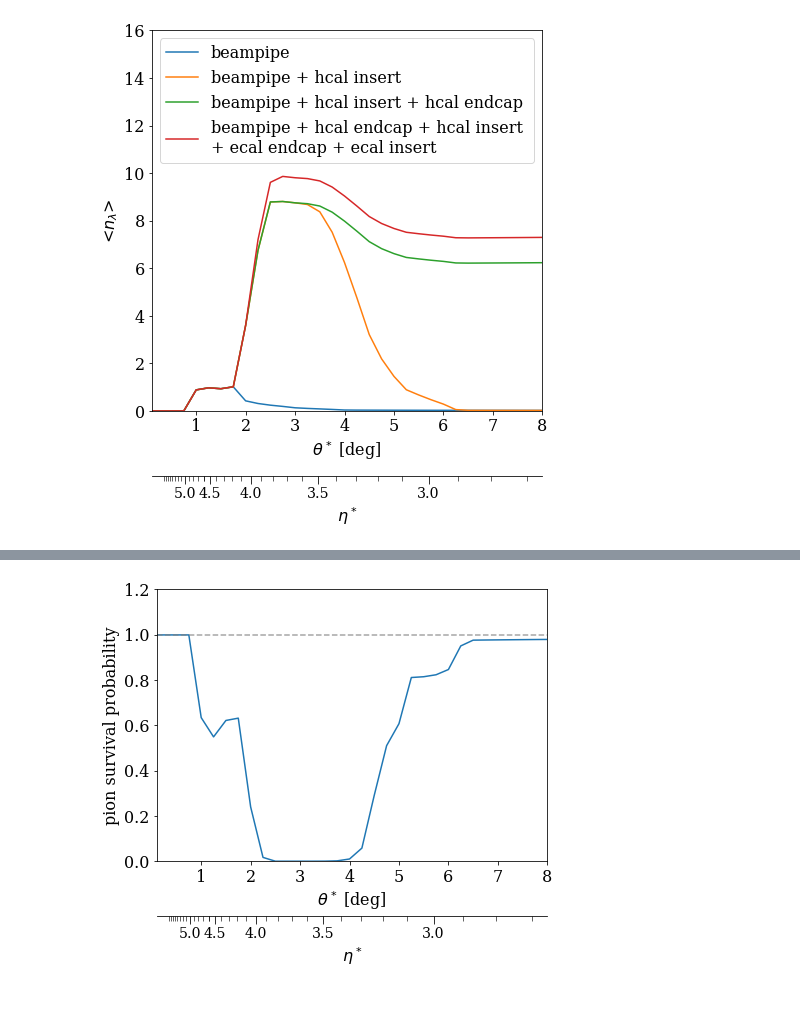
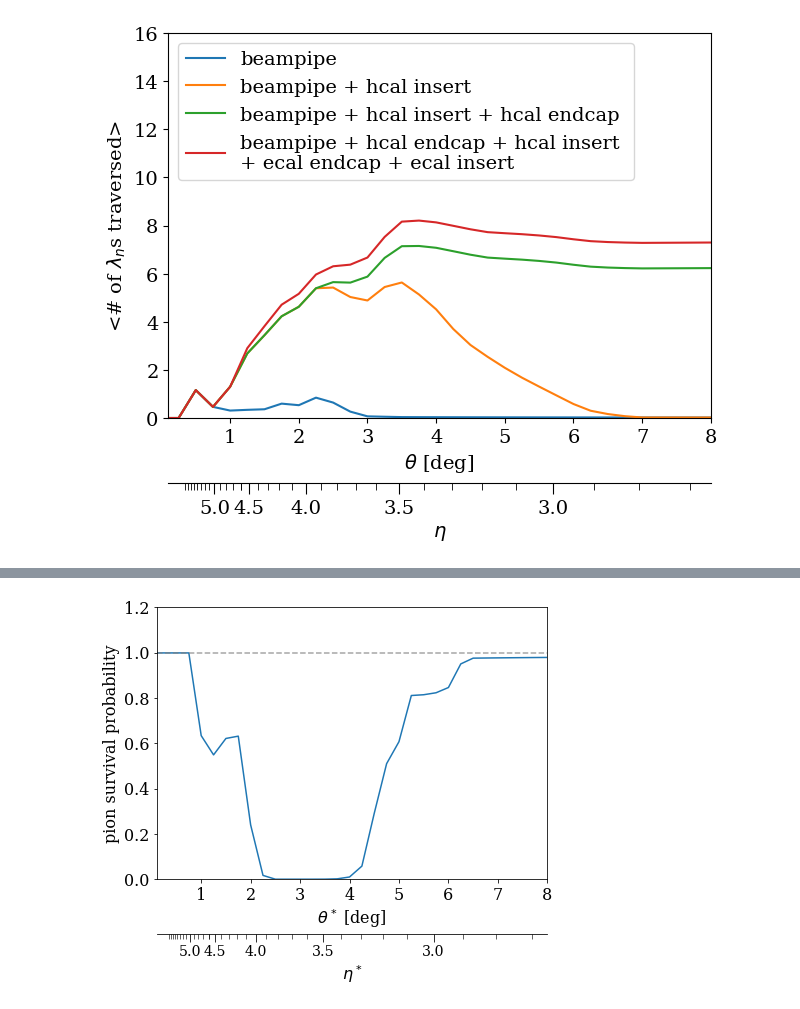
Before and after one commit to rymilton/eic_endcap_insert, a Jupyter notebook: analysis/InteractionLengths.ipynb, the cells around one changed output, grey strips where cells are left out. Drawn from its saved outputs; the diff is of its cells as text; code cells hidden in the pictures.

```diff
--- a/analysis/InteractionLengths.ipynb
+++ b/analysis/InteractionLengths.ipynb
@@ -22,42 +22,49 @@ plt.rcParams['figure.facecolor']='white'
 plt.rcParams['savefig.facecolor']='white'
 plt.rcParams['savefig.bbox']='tight'
 # %%
-fig, ax = plt.subplots(1,1, figsize=(7,7))
-plt.xlabel("$\\theta^*$ [deg]")
+fig, ax = plt.subplots(1,1, figsize=(7,5))
+plt.xlabel("$\\theta$ [deg]",fontsize=14)
 plt.xlim(0.1, 8)
 plt.ylim(0, 16)
-plt.ylabel("<$n_\\lambda$>")
+plt.ylabel("<# of $\\lambda_n$s traversed>", fontsize=14)
 
+ax.tick_params(axis='x', which='major', labelsize=14)
+ax.tick_params(axis='y', which='major', labelsize=14)
 # copied and pasted from the output of integrated_interaction_lengths.py
 # note: need to re-run this command using the 30 W 21 steel geometry.  I ran this earlier,
 # and created the plot that is in the paper.  However, I didn't have time to check it into
 # github before my internal harddrive died.
 
 thetas=pd.Series([0.0, 0.004363323129985824, 0.008726646259971648, 0.01308996938995747, 0.017453292519943295, 0.02181661564992912, 0.02617993877991494, 0.030543261909900768, 0.03490658503988659, 0.039269908169872414, 0.04363323129985824, 0.04799655442984406, 0.05235987755982988, 0.056723200689815706, 0.061086523819801536, 0.06544984694978735, 0.06981317007977318, 0.074176493209759, 0.07853981633974483, 0.08290313946973066, 0.08726646259971647, 0.0916297857297023, 0.09599310885968812, 0.10035643198967394, 0.10471975511965977, 0.1090830782496456, 0.11344640137963141, 0.11780972450961724, 0.12217304763960307, 0.1265363707695889, 0.1308996938995747, 0.13526301702956053, 0.13962634015954636, 0.14398966328953217, 0.148352986419518, 0.15271630954950383, 0.15707963267948966, 0.16144295580947549, 0.16580627893946132, 0.17016960206944715, 0.17453292519943295])
 
-nils_all=[0.0008138770000000001, 0.0008143149999999999, 0.0008157260833333335, 0.0008184810416666668, 0.8842103166666667, 0.9708826225833334, 0.9330432020416666, 1.0132483062083333, 3.6025721666666666, 7.200575416666667, 9.610249166666668, 9.860333749999997, 9.804306249999998, 9.768613333333333, 9.669777499999999, 9.41273375, 9.035848333333332, 8.61346625, 8.173389166666666, 7.879665833333333, 7.670766666666668, 7.51081125, 7.449920000000001, 7.3946425, 7.346355416666666, 7.281160833333334, 7.275162916666666, 7.27819375, 7.281417083333333, 7.284824166666666, 7.288414166666667, 7.2921804166666675, 7.296124166666668, 7.300237499999999, 7.304523333333333, 7.3089775, 7.3135995833333345, 7.3183854166666675, 7.323337083333333, 7.3284512500000005, 7.333729583333333]
-nils_hcal_insert_beampipe=[0.0008138770000000001, 0.0008143149999999999, 0.0008157260833333335, 0.0008184810416666668, 0.8842103166666667, 0.9708826225833334, 0.9330432020416666, 1.0132483062083333, 3.5957142500000003, 6.7525200000000005, 8.786090416666667, 8.80558625, 8.749327916666665, 8.67861, 8.371723333333334, 7.513064166666667, 6.236114583333333, 4.756610833333333, 3.2102244666666664, 2.1878764208333337, 1.4521271291666666, 0.8897355708333334, 0.6711343083333333, 0.47007974583333345, 0.28604735000000003, 0.055075254166666664, 0.024183862499999997, 0.0235382375, 0.0229407875, 0.022386354166666674, 0.021870495833333333, 0.021389304166666668, 0.02093945833333333, 0.020518025, 0.020122454166666665, 0.019750429166666663, 0.019399975000000003, 0.019069341666666666, 0.018756874999999996, 0.018461195833333336, 0.0181810125]
-nils_beampipe = [0.0008138770000000001, 0.0008143149999999999, 0.0008157260833333335, 0.0008184810416666668, 0.8842103166666667, 0.9708826225833334, 0.9330432020416666, 1.0132483062083333, 0.42305954166666654, 0.311824625, 0.24166342083333334, 0.18952728333333332, 0.13137694583333331, 0.10507061666666667, 0.0840878, 0.06224010833333335, 0.037744791666666666, 0.03369137083333333, 0.032126375000000006, 0.030740037500000008, 0.02950285416666666, 0.028391604166666664, 0.02738783333333333, 0.0264764375, 0.02564515833333333, 0.024883795833333333, 0.024183862499999997, 0.0235382375, 0.0229407875, 0.022386354166666674, 0.021870495833333333, 0.021389304166666668, 0.02093945833333333, 0.020518025, 0.020122454166666665, 0.019750429166666663, 0.019399975000000003, 0.019069341666666666, 0.018756874999999996, 0.018461195833333336, 0.0181810125]
-nils_hcal_endcap_hcal_insert_beampipe= [0.0008138770000000001, 0.0008143149999999999, 0.0008157260833333335, 0.0008184810416666668, 0.8842103166666667, 0.9708826225833334, 0.9330432020416666, 1.0132483062083333, 3.5957142500000003, 6.7525200000000005, 8.786090416666667, 8.80558625, 8.749327916666665, 8.71338, 8.614275416666667, 8.356935833333333, 7.979740416666665, 7.5570249999999985, 7.116597083333332, 6.8224975, 6.61320375, 6.452835833333334, 6.39151, 6.335778749999999, 6.287015833333334, 6.2213216666666655, 6.214807916666667, 6.217302083333333, 6.219967083333334, 6.2227933333333345, 6.225783749999998, 6.2289304166666675, 6.232229583333332, 6.23568125, 6.239283333333333, 6.243030833333335, 6.246924166666667, 6.25096125, 6.255142916666668, 6.259466666666667, 6.2639312500000015]
+#nils_all=[0.0008138770000000001, 0.0008143149999999999, 0.0008157260833333335, 0.0008184810416666668, 0.8842103166666667, 0.9708826225833334, 0.9330432020416666, 1.0132483062083333, 3.6025721666666666, 7.200575416666667, 9.610249166666668, 9.860333749999997, 9.804306249999998, 9.768613333333333, 9.669777499999999, 9.41273375, 9.035848333333332, 8.61346625, 8.173389166666666, 7.879665833333333, 7.670766666666668, 7.51081125, 7.449920000000001, 7.3946425, 7.346355416666666, 7.281160833333334, 7.275162916666666, 7.27819375, 7.281417083333333, 7.284824166666666, 7.288414166666667, 7.2921804166666675, 7.296124166666668, 7.300237499999999, 7.304523333333333, 7.3089775, 7.3135995833333345, 7.3183854166666675, 7.323337083333333, 7.3284512500000005, 7.333729583333333]
+#nils_hcal_insert_beampipe=[0.0008138770000000001, 0.0008143149999999999, 0.0008157260833333335, 0.0008184810416666668, 0.8842103166666667, 0.9708826225833334, 0.9330432020416666, 1.0132483062083333, 3.5957142500000003, 6.7525200000000005, 8.786090416666667, 8.80558625, 8.749327916666665, 8.67861, 8.371723333333334, 7.513064166666667, 6.236114583333333, 4.756610833333333, 3.2102244666666664, 2.1878764208333337, 1.4521271291666666, 0.8897355708333334, 0.6711343083333333, 0.47007974583333345, 0.28604735000000003, 0.055075254166666664, 0.024183862499999997, 0.0235382375, 0.0229407875, 0.022386354166666674, 0.021870495833333333, 0.021389304166666668, 0.02093945833333333, 0.020518025, 0.020122454166666665, 0.019750429166666663, 0.019399975000000003, 0.019069341666666666, 0.018756874999999996, 0.018461195833333336, 0.0181810125]
+#nils_beampipe = [0.0008138770000000001, 0.0008143149999999999, 0.0008157260833333335, 0.0008184810416666668, 0.8842103166666667, 0.9708826225833334, 0.9330432020416666, 1.0132483062083333, 0.42305954166666654, 0.311824625, 0.24166342083333334, 0.18952728333333332, 0.13137694583333331, 0.10507061666666667, 0.0840878, 0.06224010833333335, 0.037744791666666666, 0.03369137083333333, 0.032126375000000006, 0.030740037500000008, 0.02950285416666666, 0.028391604166666664, 0.02738783333333333, 0.0264764375, 0.02564515833333333, 0.024883795833333333, 0.024183862499999997, 0.0235382375, 0.0229407875, 0.022386354166666674, 0.021870495833333333, 0.021389304166666668, 0.02093945833333333, 0.020518025, 0.020122454166666665, 0.019750429166666663, 0.019399975000000003, 0.019069341666666666, 0.018756874999999996, 0.018461195833333336, 0.0181810125]
+#nils_hcal_endcap_hcal_insert_beampipe= [0.0008138770000000001, 0.0008143149999999999, 0.0008157260833333335, 0.0008184810416666668, 0.8842103166666667, 0.9708826225833334, 0.9330432020416666, 1.0132483062083333, 3.5957142500000003, 6.7525200000000005, 8.786090416666667, 8.80558625, 8.749327916666665, 8.71338, 8.614275416666667, 8.356935833333333, 7.979740416666665, 7.5570249999999985, 7.116597083333332, 6.8224975, 6.61320375, 6.452835833333334, 6.39151, 6.335778749999999, 6.287015833333334, 6.2213216666666655, 6.214807916666667, 6.217302083333333, 6.219967083333334, 6.2227933333333345, 6.225783749999998, 6.2289304166666675, 6.232229583333332, 6.23568125, 6.239283333333333, 6.243030833333335, 6.246924166666667, 6.25096125, 6.255142916666668, 6.259466666666667, 6.2639312500000015]
+nils_all=[0.0007163380000000001, 0.0007163450000000001, 1.1600789166666667, 0.4637925453750001, 1.300299422375, 2.9026605848333342, 3.8171411722916666, 4.70964529425, 5.162469651875001, 5.9635854166666675, 6.3065067500000005, 6.374096416666667, 6.669859166666668, 7.525929166666668, 8.161402083333336, 8.20533125, 8.130316666666666, 7.987688333333335, 7.843192083333332, 7.724362499999999, 7.680463749999999, 7.6395124999999995, 7.586820416666669, 7.518647500000001, 7.428458333333334, 7.350140000000001, 7.3131275, 7.291964166666666, 7.278940000000001, 7.28236, 7.28596, 7.289739999999999, 7.293689999999999, 7.297809999999999, 7.3021, 7.30656, 7.311180000000001, 7.315969999999997, 7.32092, 7.326030000000002, 7.331310000000001]
+nils_hcal_endcap_hcal_insert_beampipe= [0.0007163380000000001, 0.0007163450000000001, 1.1600789166666667, 0.4637925453750001, 1.300299422375, 2.683400168166667, 3.4412095056250003, 4.228186127583333, 4.6233600685416665, 5.392659166666668, 5.647626333333334, 5.627425583333334, 5.87634125, 6.654961666666666, 7.140551249999999, 7.149869166666668, 7.074536666666664, 6.931578333333334, 6.786732083333334, 6.667524583333332, 6.623239166666665, 6.581871250000002, 6.528742083333332, 6.4601175, 6.3694500000000005, 6.29064, 6.253107499999999, 6.231413333333333, 6.21783, 6.220669999999999, 6.223669999999999, 6.22683, 6.230130000000002, 6.23359, 6.2372000000000005, 6.240949999999999, 6.24485, 6.24889, 6.25307, 6.25739, 6.2618599999999995]
+nils_beampipe=[0.0007163380000000001, 0.0007163450000000001, 1.1600789166666667, 0.4637925453750001, 0.30975038070833344, 0.34036400149999996, 0.3637332139583333, 0.59810929425, 0.5333294435416667, 0.8464774583333332, 0.6419403333333333, 0.26556625, 0.07005936666666666, 0.0533984875, 0.0384425, 0.0363481, 0.0345161, 0.032900099999999995, 0.0314643, 0.030180099999999998, 0.0290248, 0.027980100000000004, 0.0270309, 0.026164699999999996, 0.0253712, 0.024641699999999992, 0.023968800000000002, 0.0233462, 0.0227686, 0.0222313, 0.021730400000000007, 0.0212622, 0.0208238, 0.0204124, 0.020025700000000004, 0.0196616, 0.019318200000000004, 0.0189938, 0.018687000000000002, 0.0183963, 0.018120699999999997]
+nils_hcal_insert_beampipe=[0.0007163380000000001, 0.0007163450000000001, 1.1600789166666667, 0.4637925453750001, 1.300299422375, 2.683400168166667, 3.4412095056250003, 4.228186127583333, 4.6233600685416665, 5.392659166666668, 5.421791333333332, 5.028926416666668, 4.884534599999999, 5.444180379166667, 5.6329776041666655, 5.134351687500001, 4.516479604166666, 3.698380029166666, 3.0350011958333334, 2.542725470833333, 2.0877009333333336, 1.6766729875, 1.3054981375, 0.9424670791666667, 0.5822235666666667, 0.3023421666666667, 0.16563973333333334, 0.07617743333333334, 0.0227686, 0.0222313, 0.021730400000000007, 0.0212622, 0.0208238, 0.0204124, 0.020025700000000004, 0.0196616, 0.019318200000000004, 0.0189938, 0.018687000000000002, 0.0183963, 0.018120699999999997]
 
 plt.plot(thetas*180/np.pi, nils_beampipe, label="beampipe")
 plt.plot(thetas*180/np.pi, nils_hcal_insert_beampipe, label="beampipe + hcal insert")
 plt.plot(thetas*180/np.pi, nils_hcal_endcap_hcal_insert_beampipe, label="beampipe + hcal insert + hcal endcap")
 plt.plot(thetas*180/np.pi, nils_all, label="beampipe + hcal endcap + hcal insert \n+ ecal endcap + ecal insert")
 
-plt.legend(loc='upper left')
+plt.legend(loc='upper left', fontsize=14)
 theta2eta=lambda theta:-np.log(np.tan(np.radians(theta)/2))
 eta2theta=lambda eta:np.degrees(np.arctan(np.exp(-eta))*2)
 ax2 = ax.secondary_xaxis(-0.17, functions=(theta2eta,eta2theta))
-ax2.set_xlabel("$\eta^*$")
+ax2.set_xlabel("$\eta$",fontsize=14)
 ax2.set_xticks([2.5, 3, 3.5, 4, 4.5, 5], which='major')
 ax2.set_xticks([2.6,2.7,2.8, 2.9, 3.1,3.2,3.3,3.4,3.6,3.7,3.8,3.9,
                 4.1,4.2,4.3,4.4,4.6,4.5,4.6,4.7,4.8,4.9, 5.1,5.2,5.3,5.4,5.5,5.6, 5.7,5.8],
                minor=True, labelsize=0)
 ax2.tick_params(axis='x', which='major', labelsize=14, length=8)
 ax2.tick_params(axis='x', which='minor', labelsize=0, length=5)
 #help(ax.secondary_xaxis)
-fig.savefig("nuclear_interaction_lengths.pdf")
-fig.savefig("nuclear_interaction_lengths.png")
+fig.savefig("plots/nuclear_interaction_lengths_theta.pdf")
+fig.savefig("plots/nuclear_interaction_lengths_theta.png")
+plt.show()
 # %% [output]
-[figure, old version]
+[figure, new version]
```
Also changed, not shown: parts of 3 cells of this notebook, 4 other files.
